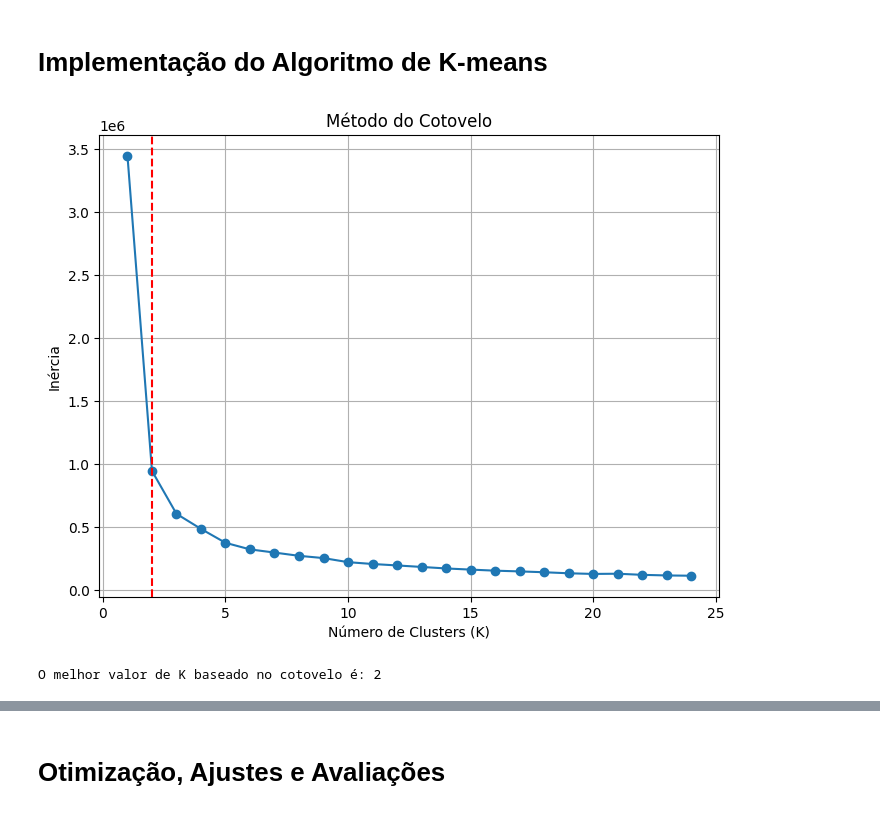
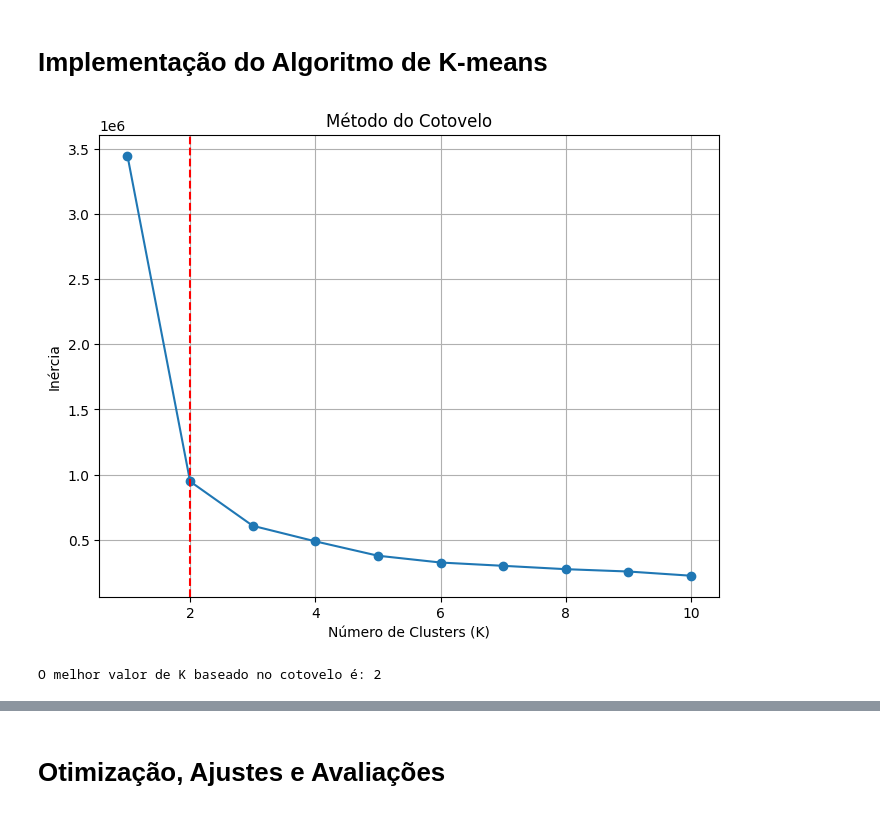
Before and after one commit to aureliodeboa/Restic-K-means, a Jupyter notebook: Atividade2Restic.ipynb, the cells around one changed output, grey strips where cells are left out. Saved outputs shown, nothing was run; the diff lists cells and outputs as text; code cells hidden in the pictures.

```diff
--- a/Atividade2Restic.ipynb
+++ b/Atividade2Restic.ipynb
@@ -273,29 +274,29 @@ plt.show()
 # Implementação do Algoritmo de K-means
 # %%
 inertias = []
-K = range(1, 25)
+K = range(1, 11)
 
 for k in K:
     kmeans = KMeans(n_clusters=k, random_state=42)
     kmeans.fit(X_scaled_pca)
     inertias.append(kmeans.inertia_)
 
 # Encontrar o valor de K ideal baseado no cotovelo (inércia)
 best_k_inertia = K[inertias.index(min(inertias[1:], key=lambda x: abs(x-inertias[0])))]  # Escolher o valor de K onde a inércia começa a diminuir lentamente
 
 # Plotar o método do cotovelo
 plt.figure(figsize=(8, 6))
 plt.plot(K, inertias, marker='o')
 plt.axvline(x=best_k_inertia, color='r', linestyle='--')  # Linha vertical para indicar o melhor K
 plt.title("Método do Cotovelo")
 plt.xlabel("Número de Clusters (K)")
 plt.ylabel("Inércia")
 plt.grid()
 plt.show()
 
 print(f"O melhor valor de K baseado no cotovelo é: {best_k_inertia}")
 # %% [output]
-[figure, old version]
+[figure, new version]
 O melhor valor de K baseado no cotovelo é: 2
 # %%
 silhouette_scores = []
```
Also changed, not shown: parts of 23 cells of this notebook.
